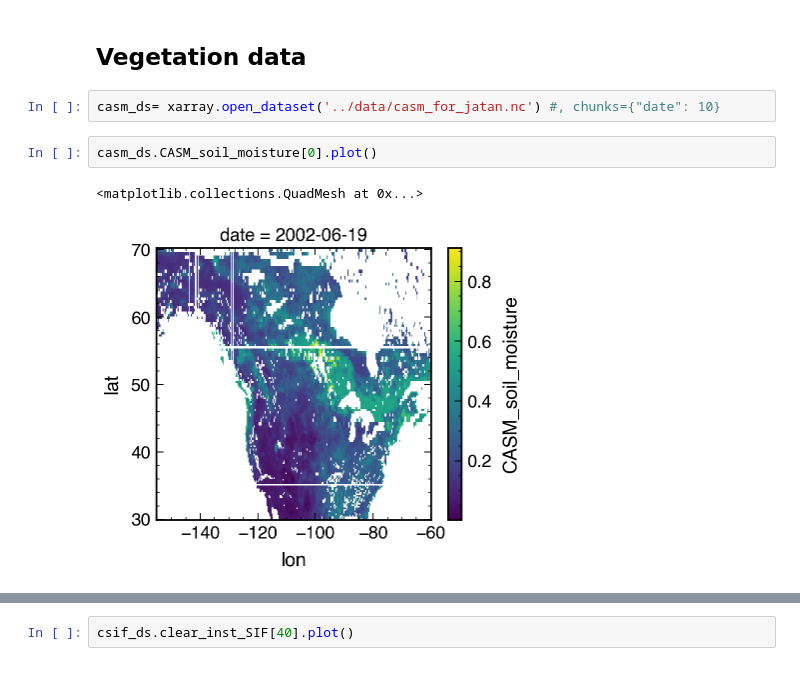
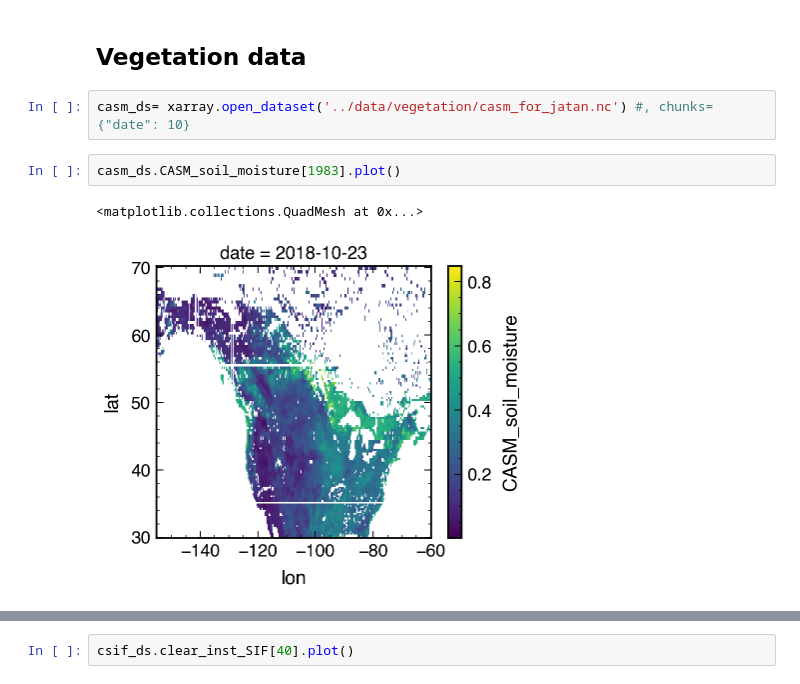
Before and after one commit to jtbuch/fire_hazard_index, a Jupyter notebook: scripts/preliminary_data_analysis.ipynb, the cells around one changed output, grey strips where cells are left out. Cells and saved outputs as stored; diff of their text form.

```diff
--- a/scripts/preliminary_data_analysis.ipynb
+++ b/scripts/preliminary_data_analysis.ipynb
@@ -72,9 +80,9 @@ plt.rcParams.update({
 # %% [markdown]
 ## Vegetation data
 # %%
-casm_ds= xarray.open_dataset('../data/casm_for_jatan.nc') #, chunks={"date": 10}
+casm_ds= xarray.open_dataset('../data/vegetation/casm_for_jatan.nc') #, chunks={"date": 10}
 # %%
-casm_ds.CASM_soil_moisture[0].plot()
+casm_ds.CASM_soil_moisture[1983].plot()
 # %% [output]
 <matplotlib.collections.QuadMesh at 0x...>
-[figure, old version]
+[figure, new version]
```
Also changed, not shown: parts of 22 cells of this notebook, 1 other file.
